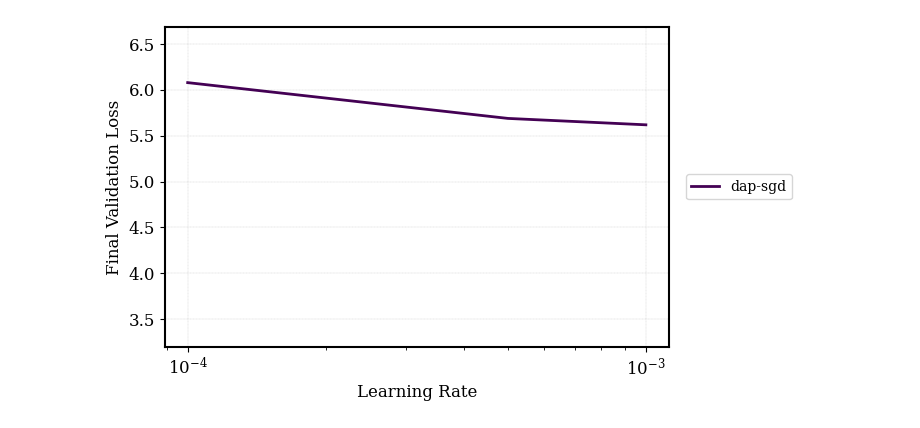
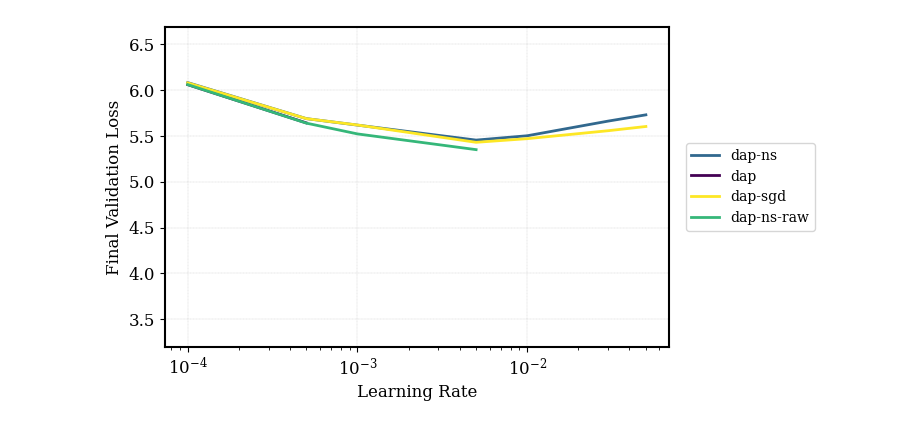
Before and after one commit to gowerrobert/GPT-opt, a Jupyter notebook: make_plots.ipynb, the cells around one changed output. Cells and saved outputs as stored; diff of their text form; code cells hidden in the pictures.

```diff
--- a/make_plots.ipynb
+++ b/make_plots.ipynb
@@ -10,18 +64,18 @@ plt.rc('mathtext', fontset='cm')   # optional: use Computer Modern fontsplt.rc('
 # %%
-output_dir = "gptopt/outputs/dap-sgd"
+output_dir = "gptopt/outputs/dap"
 outputs = load_outputs(output_dir)
 
 # 2) extract unique method names (before the "-lr-" suffix)
 methods = sorted({ output['name'].split('-lr-')[0] for output in outputs })
 
 # 3) get a discrete viridis with len(methods) colors
 base_cmap = plt.get_cmap('viridis', len(methods))
 
 # 4) map each method name → RGBA tuple
 colormap = { m: base_cmap(i) for i, m in enumerate(methods) }
 
 # 5) plot
-plot_final_loss_vs_lr(outputs, colormap, outfilename="dap-sgd", val=True)
+plot_final_loss_vs_lr(outputs, colormap, outfilename="dap", val=True)
 plt.show()
 # %% [output]
-[figure, old version]
+[figure, new version]
```
Also changed, not shown: parts of 3 cells of this notebook, 16 other files.
